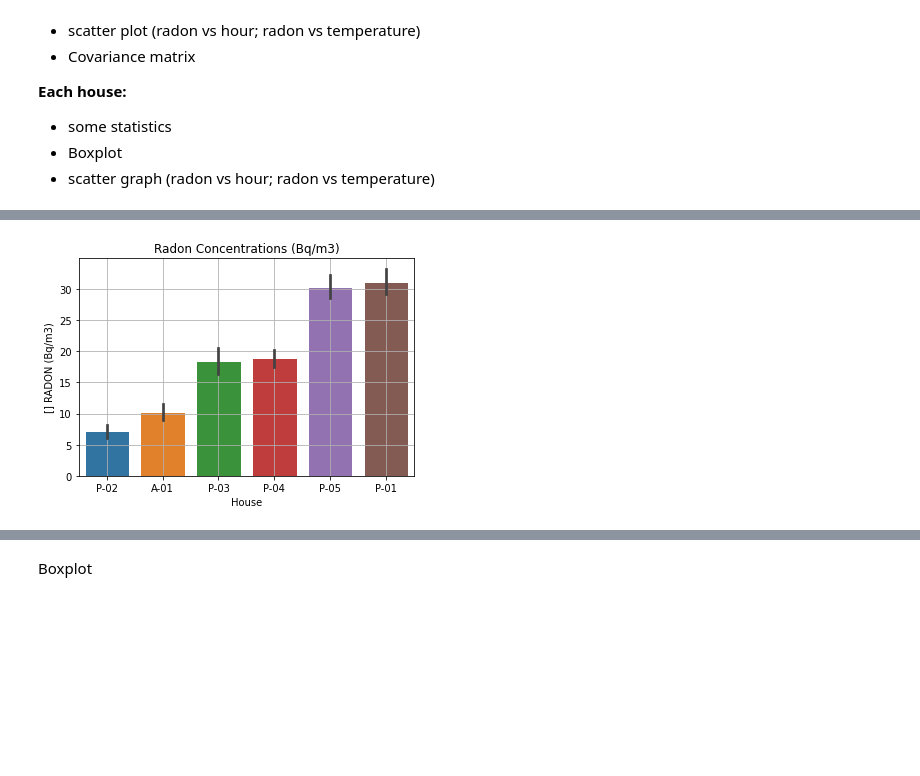
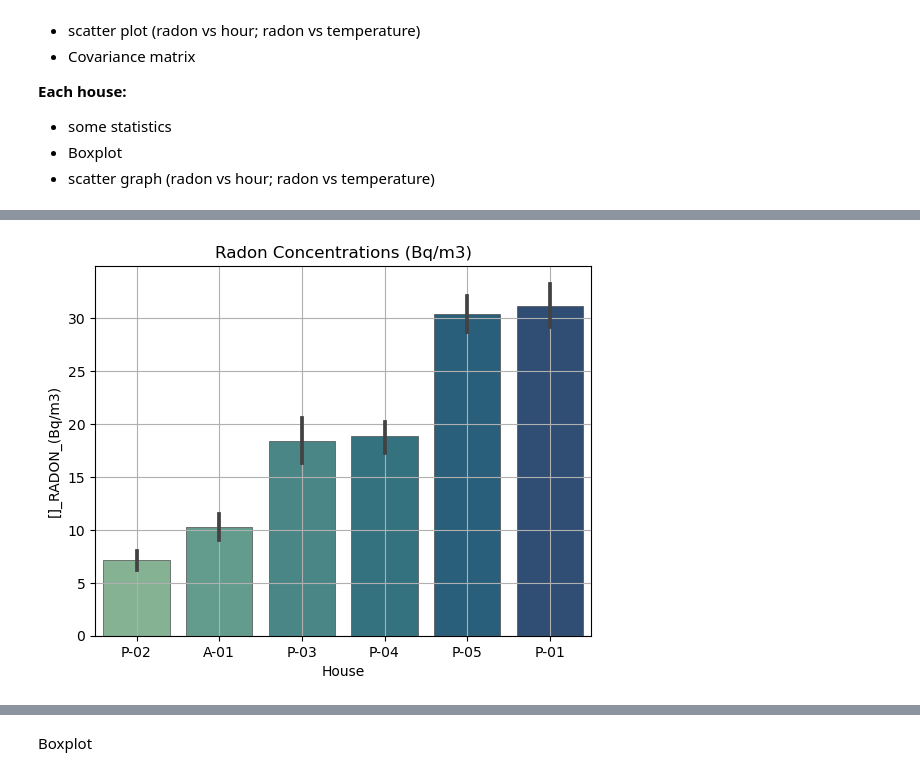
Before and after one commit to alejandrodf1/Radon_concentrarions_analysis, a Jupyter notebook: notebooks/Radon_concentration_project.ipynb, the cells around one changed output, grey strips where cells are left out. Saved outputs shown, nothing was run; the diff lists cells and outputs as text; code cells hidden in the pictures; blank space fills up the shorter version.

```diff
--- a/notebooks/Radon_concentration_project.ipynb
+++ b/notebooks/Radon_concentration_project.ipynb
@@ -32,7 +32,7 @@ import matplotlib.pyplot as plt
 import seaborn as sns
 from sklearn.preprocessing import StandardScaler #escalating to aplly to the dataset
 # %%
-data = pd.read_csv('radon11.csv', sep=',')  #we get the data
+data = pd.read_csv('/home/alejandrodf1/Documents/radon_project/radon_project/data/raw/radon20.csv', sep=';')  #we get the data
 # %%
 #data = data['Temperatura (C)'].astype('float64')
 # %%
@@ -99,12 +96,23 @@ You should consider upgrading via the '/root/venv/bin/python -m pip install --up
 # %%
-order = data.groupby('house code').mean().sort_values('[] RADON (Bq/m3)').index
-sns.barplot(data=data,x= 'house code', y='[] RADON (Bq/m3)',  edgecolor = 'w',
-            order=order)
+from turtle import color
+
+
+order = data.groupby('house_code').mean().sort_values('[]_RADON_(Bq/m3)').index
+sns.barplot(data=data,x= 'house_code', y='[]_RADON_(Bq/m3)',
+            order=order,
+            palette="crest",
+            edgecolor=".3",
+            linewidth=.5)
+
+#sns.color_palette("magma", as_cmap=True)
+sns.color_palette("viridis", as_cmap=True)
+#sns.cubehelix_palette(start=.5, rot=-.75, as_cmap=True)
+
 plt.title('Radon Concentrations (Bq/m3)')
 plt.xlabel('House')
 plt.grid(True)
 plt.savefig("radon_concentrations.png")
 plt.show()
 # %% [output]
-[figure, old version]
+[figure, new version]
 # %%
```
Also changed, not shown: parts of 18 cells of this notebook, 1 other file.
